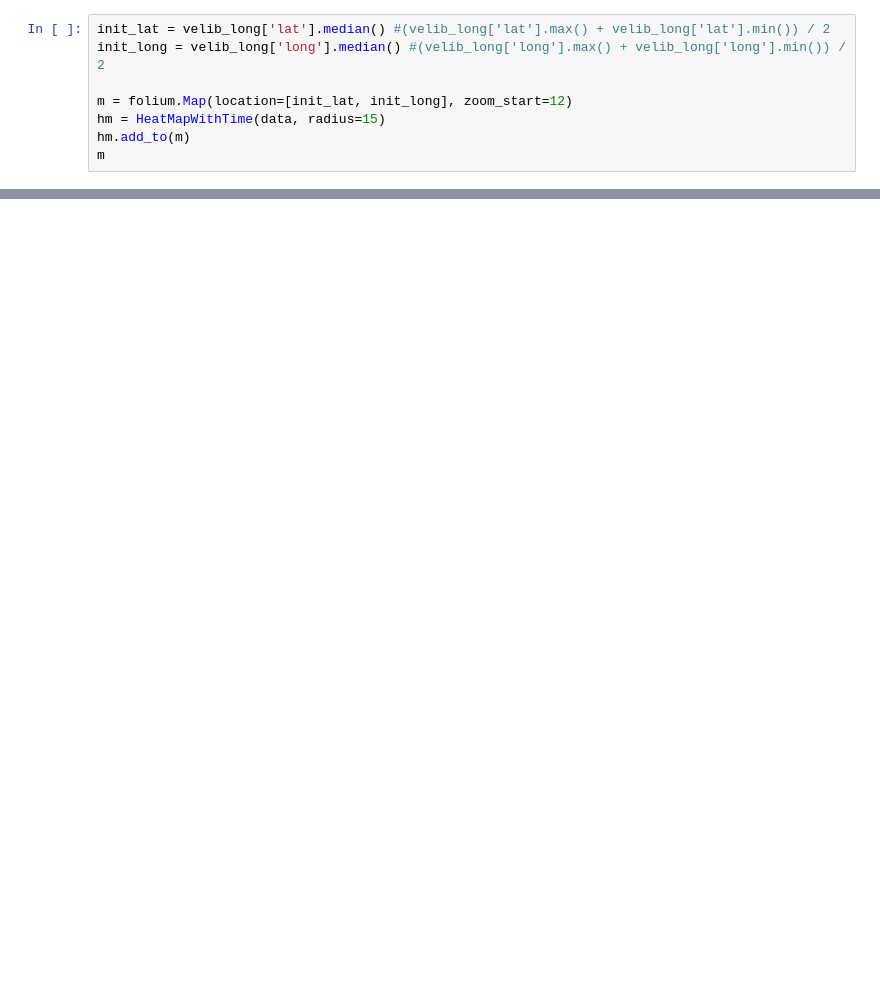
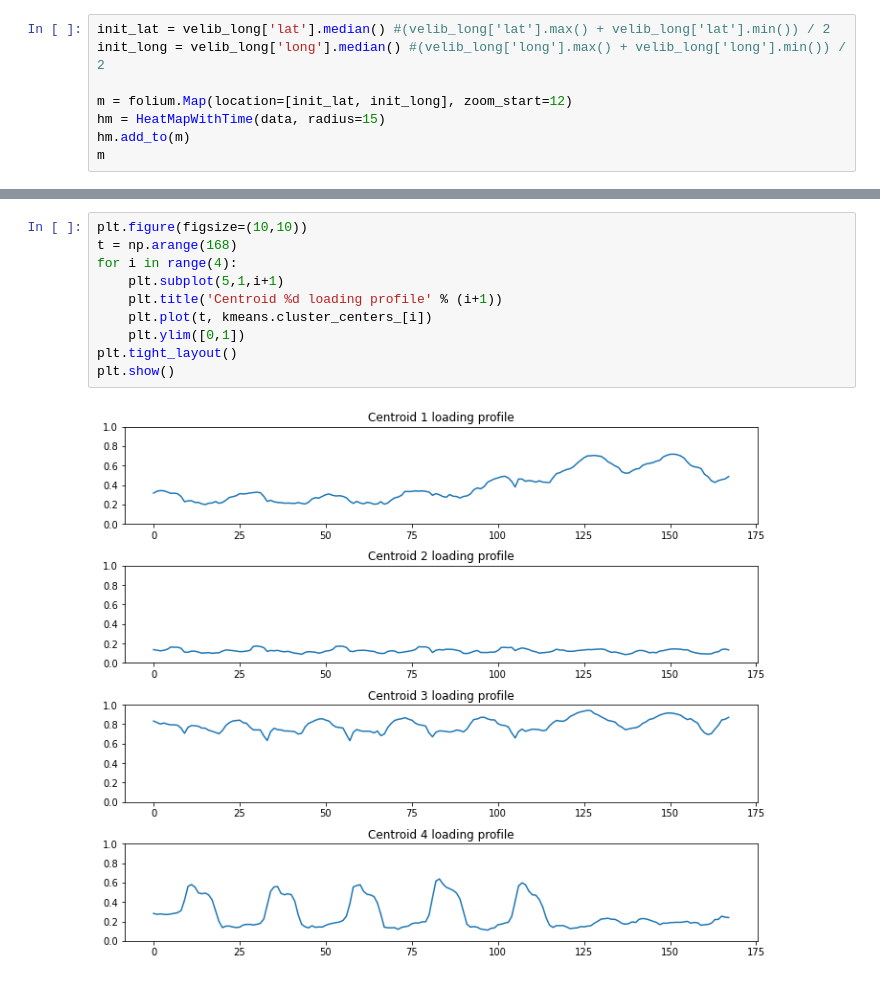
Before and after one commit to A-Stangeland/velibProject, a Jupyter notebook: velib_analysis_py.ipynb, the cells around one changed output, grey strips where cells are left out. Cells and saved outputs as stored; diff of their text form; blank space fills up the shorter version.

```diff
--- a/velib_analysis_py.ipynb
+++ b/velib_analysis_py.ipynb
@@ -53,0 +133,12 @@ px.line(load_by_hour, x='hour', y='load', color='day')
+# %%
+plt.figure(figsize=(10,10))
+t = np.arange(168)
+for i in range(4):
+    plt.subplot(5,1,i+1)
+    plt.title('Centroid %d loading profile' % (i+1))
+    plt.plot(t, kmeans.cluster_centers_[i])
+    plt.ylim([0,1])
+plt.tight_layout()
+plt.show()
+# %% [output]
+[figure, added]
```
Also changed, not shown: parts of 9 cells of this notebook, 1 other file.
